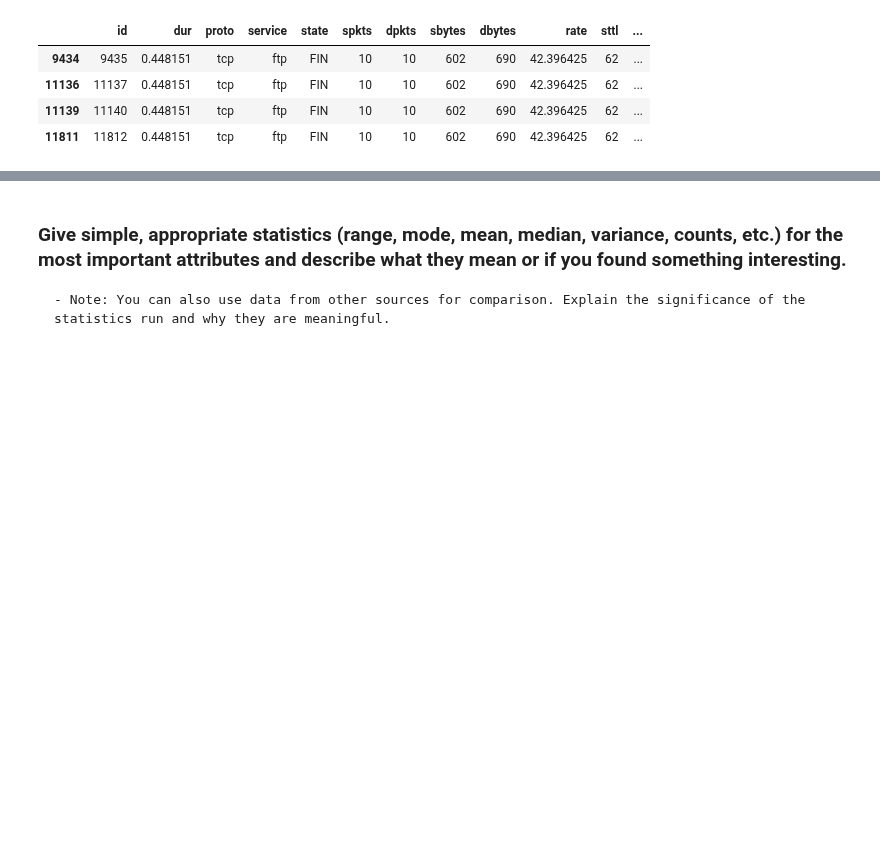
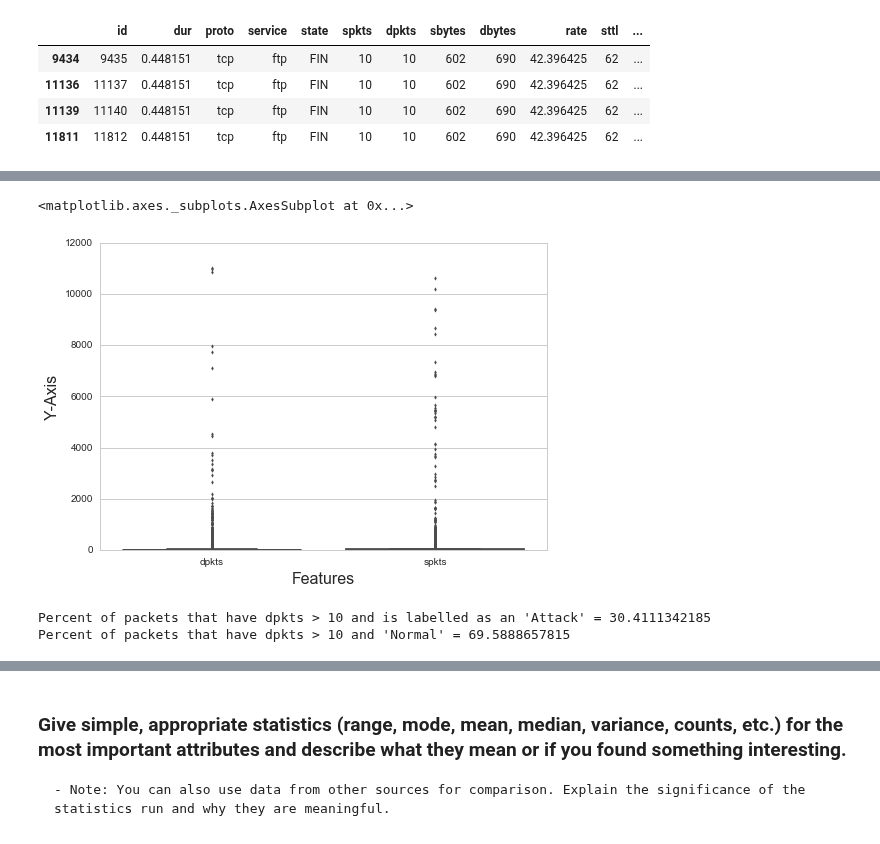
Before and after one commit to Dangerbotz/network_intrusion_detection_system, a Jupyter notebook: BalzerSrinivasThungVanceLab1.ipynb, the cells around one changed output, grey strips where cells are left out. Saved outputs shown, nothing was run; the diff lists cells and outputs as text; code cells hidden in the pictures; blank space fills up the shorter version.

```diff
--- a/BalzerSrinivasThungVanceLab1.ipynb
+++ b/BalzerSrinivasThungVanceLab1.ipynb
@@ -185,0 +277,22 @@ memory usage: 28.9+ MB
+# %%
+#Set up the graph parameters
+sns.set(context='notebook', style='whitegrid')
+sns.axlabel(xlabel="Features", ylabel="Y-Axis", fontsize=16)
+sns.boxplot(data=df[['dpkts', 'spkts']] , fliersize=3) # api: https://stanford.edu/~mwaskom/software/seaborn/generated/seaborn.boxplot.html
+# %% [output]
+<matplotlib.axes._subplots.AxesSubplot at 0x...>
+[figure, added]
+# %%
+""" Compare the percentage of destination to source packets for Attack and for
+    Normal traffic. We can see that Normal traffic accounts for nearly 70% of
+    the destination to source packets that are sent, while Attack only produce
+    destination to source packets 30% of the time.
+"""
+denom = df[(df['dpkts'] > 10)]
+numerator = df[(df['dpkts'] > 10) & (df['label'] == 1)]
+print "Percent of packets that have dpkts > 10 and is labelled as an 'Attack' = " + str((float(len(numerator))/len(denom)) * 100)
+numerator  = df[(df['dpkts'] > 10) & (df['label'] == 0)]
+print "Percent of packets that have dpkts > 10 and 'Normal' = " + str((float(len(numerator))/len(denom)) * 100)
+# %% [output]
+Percent of packets that have dpkts > 10 and is labelled as an 'Attack' = 30.4111342185
+Percent of packets that have dpkts > 10 and 'Normal' = 69.5888657815
```
Also changed, not shown: parts of 27 cells of this notebook.
